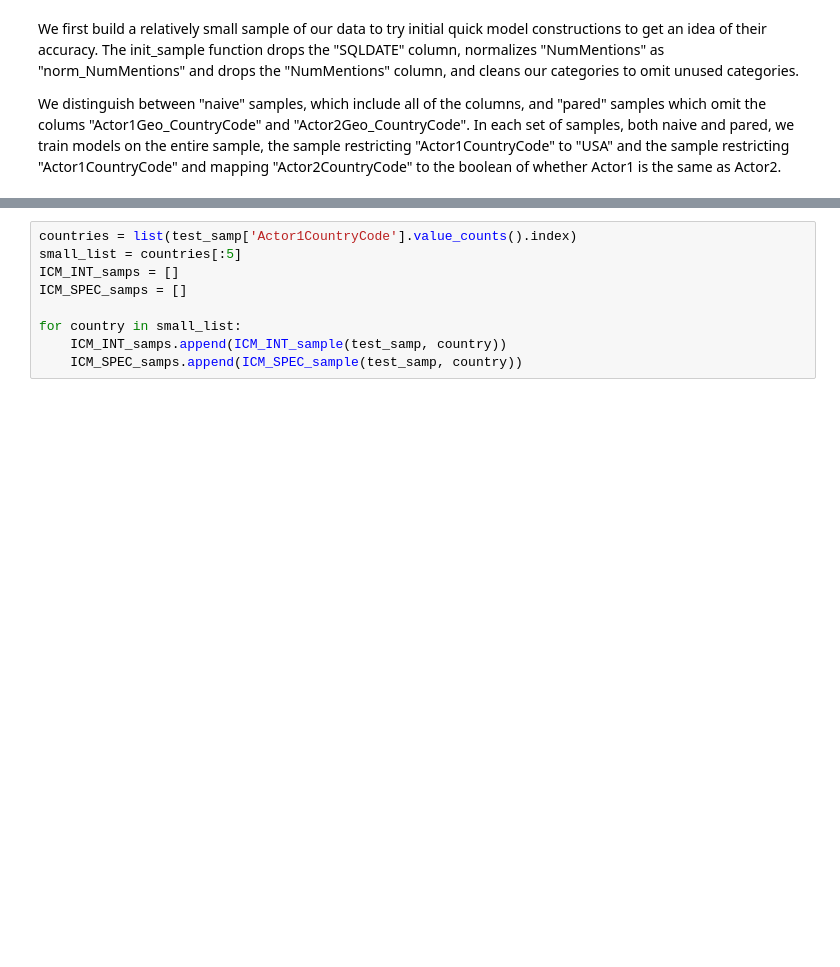
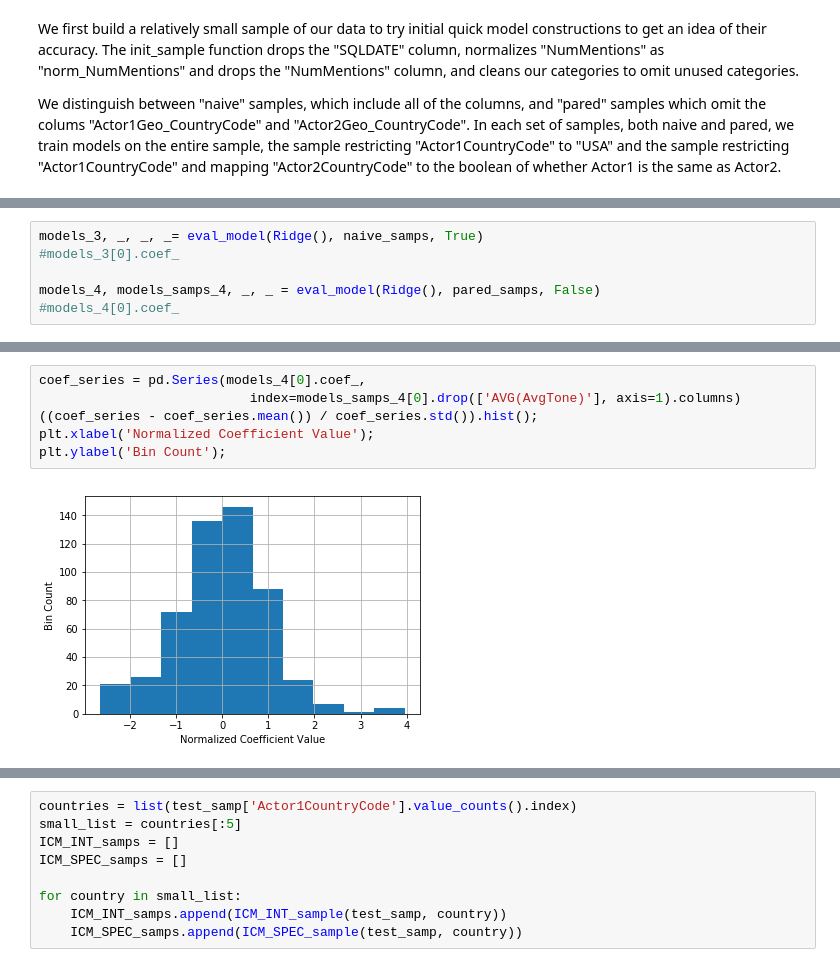
Before and after one commit to eistre91/thinkful-projects, a Jupyter notebook: GDELT Supervised Learning Capstone.ipynb, the cells around one changed output, grey strips where cells are left out. Cells and saved outputs as stored; diff of their text form; blank space fills up the shorter version.

```diff
--- a/GDELT Supervised Learning Capstone.ipynb
+++ b/GDELT Supervised Learning Capstone.ipynb
@@ -306,0 +219,6 @@ for idx, samp in enumerate(pared_samps):
+# %%
+models_3, _, _, _= eval_model(Ridge(), naive_samps, True)
+#models_3[0].coef_
+
+models_4, models_samps_4, _, _ = eval_model(Ridge(), pared_samps, False)
+#models_4[0].coef_
@@ -306,0 +234,8 @@ for idx, samp in enumerate(pared_samps):
+# %%
+coef_series = pd.Series(models_4[0].coef_,
+                           index=models_samps_4[0].drop(['AVG(AvgTone)'], axis=1).columns)
+((coef_series - coef_series.mean()) / coef_series.std()).hist();
+plt.xlabel('Normalized Coefficient Value');
+plt.ylabel('Bin Count');
+# %% [output]
+[figure, added]
```
Also changed, not shown: parts of 37 cells of this notebook, 3 other files.
